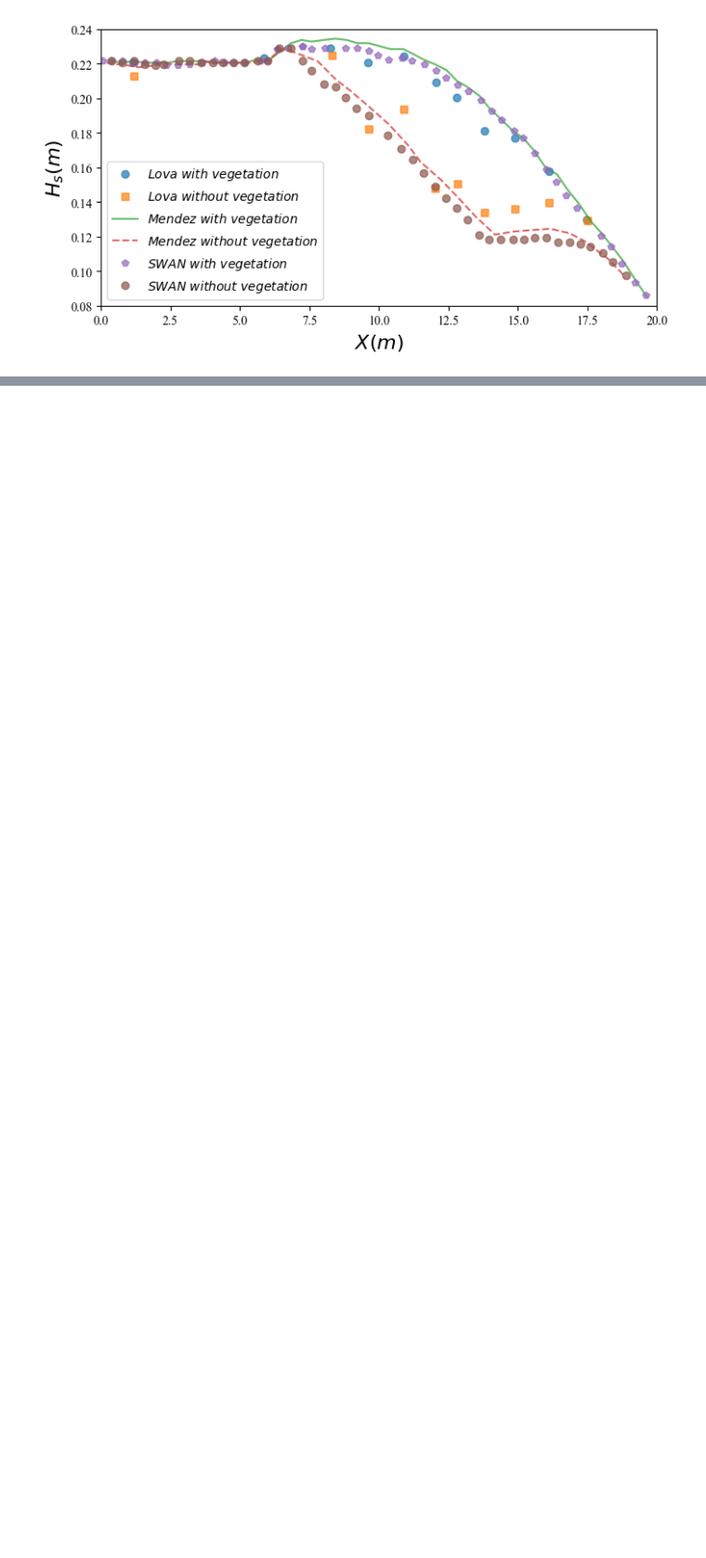
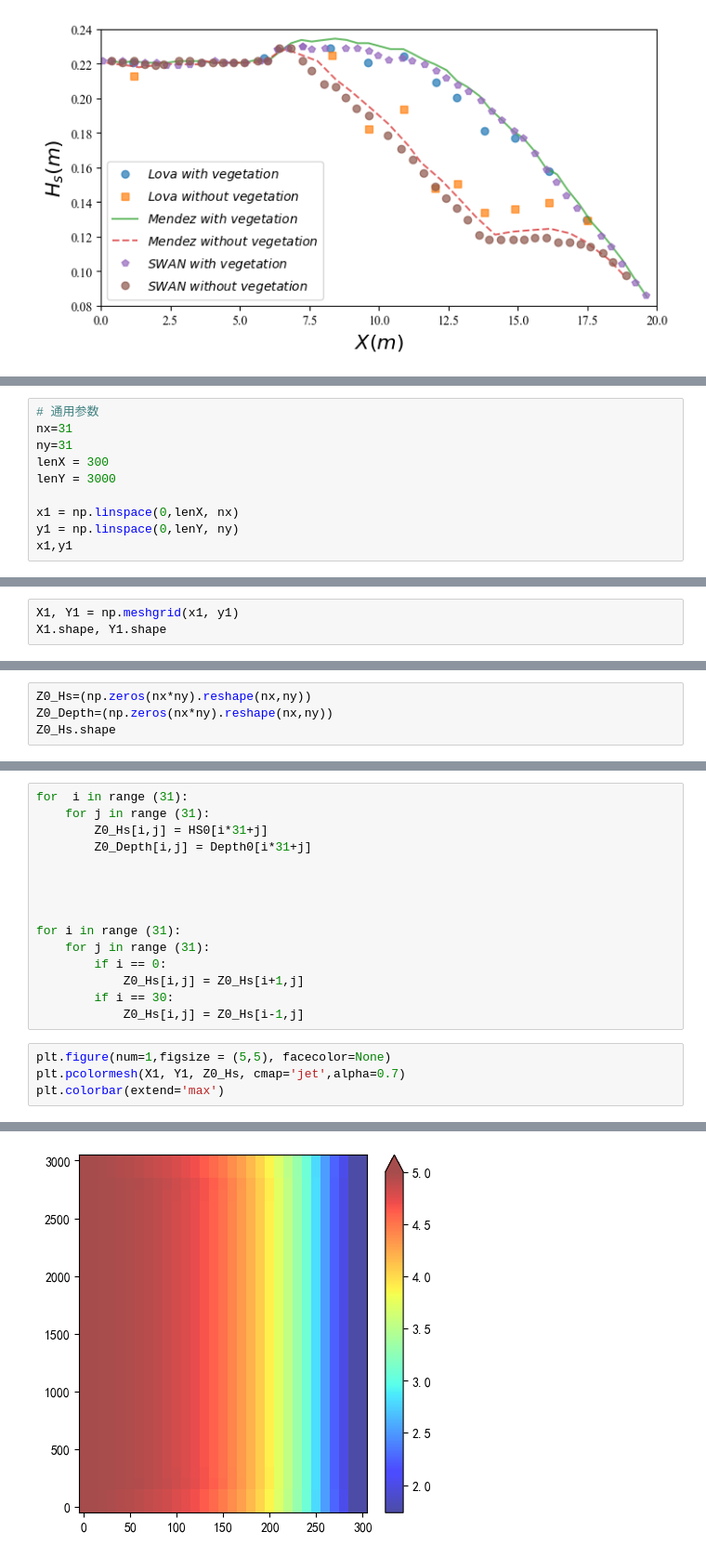
Before and after one commit to jackyvava/CodeWaveVegetation, a Jupyter notebook: code.ipynb, the cells around one changed output, grey strips where cells are left out. Shown at 93% size. Cells and saved outputs as stored; diff of their text form; blank space fills up the shorter version.

```diff
--- a/code.ipynb
+++ b/code.ipynb
@@ -290,0 +487,10 @@ plt.savefig('modelData/Lova水槽对比.png',dpi=500,bbox_inches='tight')
+# %%
+# 通用参数
+nx=31
+ny=31
+lenX = 300
+lenY = 3000
+
+x1 = np.linspace(0,lenX, nx)
+y1 = np.linspace(0,lenY, ny)
+x1,y1
@@ -290,0 +505,3 @@ plt.savefig('modelData/Lova水槽对比.png',dpi=500,bbox_inches='tight')
+# %%
+X1, Y1 = np.meshgrid(x1, y1)
+X1.shape, Y1.shape
@@ -290,0 +510,4 @@ plt.savefig('modelData/Lova水槽对比.png',dpi=500,bbox_inches='tight')
+# %%
+Z0_Hs=(np.zeros(nx*ny).reshape(nx,ny))
+Z0_Depth=(np.zeros(nx*ny).reshape(nx,ny))
+Z0_Hs.shape
@@ -290,0 +516,20 @@ plt.savefig('modelData/Lova水槽对比.png',dpi=500,bbox_inches='tight')
+# %%
+for  i in range (31):
+    for j in range (31):
+        Z0_Hs[i,j] = HS0[i*31+j]
+        Z0_Depth[i,j] = Depth0[i*31+j]
+
+
+
+
+for i in range (31):
+    for j in range (31):
+        if i == 0:
+            Z0_Hs[i,j] = Z0_Hs[i+1,j]
+        if i == 30:
+            Z0_Hs[i,j] = Z0_Hs[i-1,j]
+# %%
+plt.figure(num=1,figsize = (5,5), facecolor=None)
+plt.pcolormesh(X1, Y1, Z0_Hs, cmap='jet',alpha=0.7)
+plt.colorbar(extend='max')
+# %% [output]
@@ -290,0 +537 @@ plt.savefig('modelData/Lova水槽对比.png',dpi=500,bbox_inches='tight')
+[figure, added]
```
Also changed, not shown: parts of 89 cells of this notebook, 4 other files.
